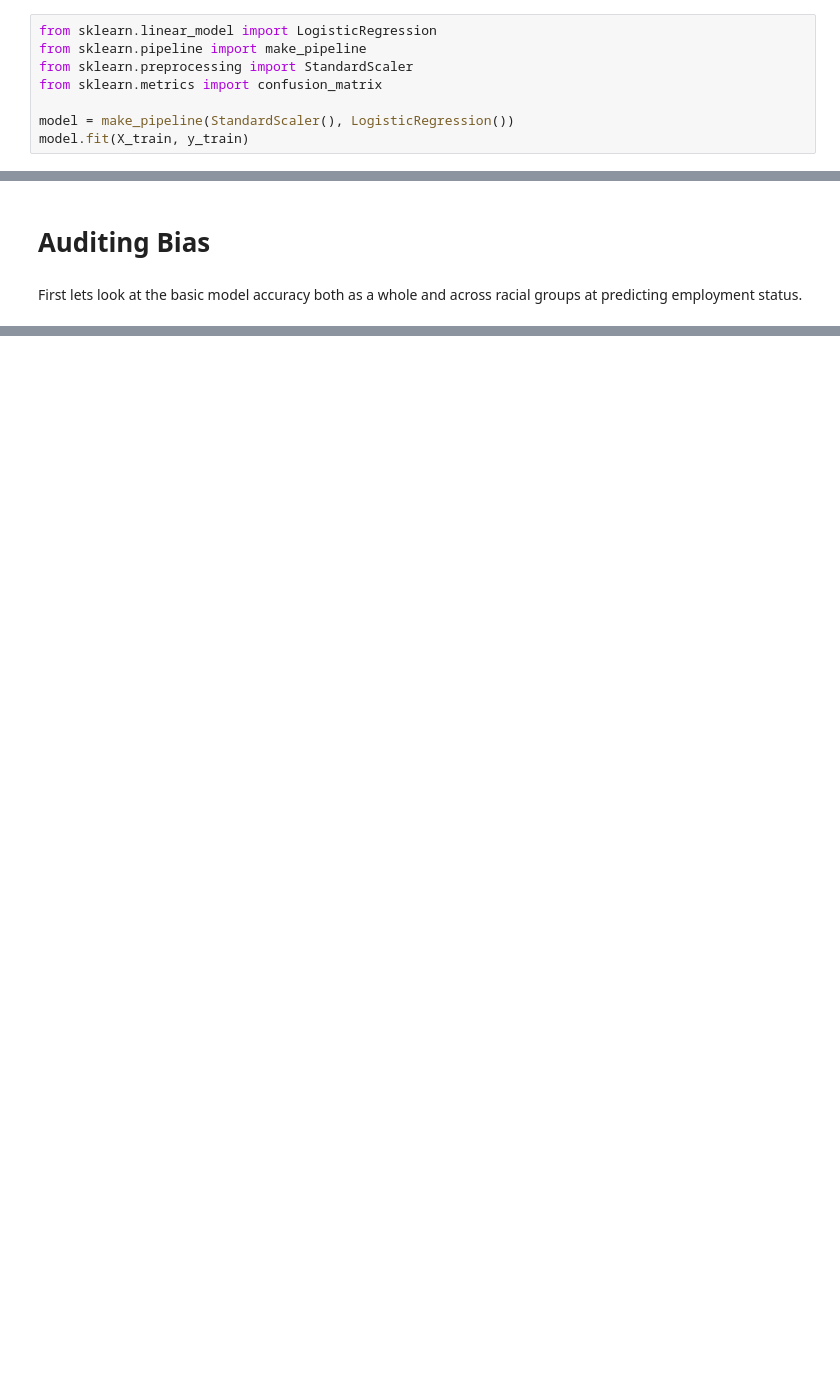
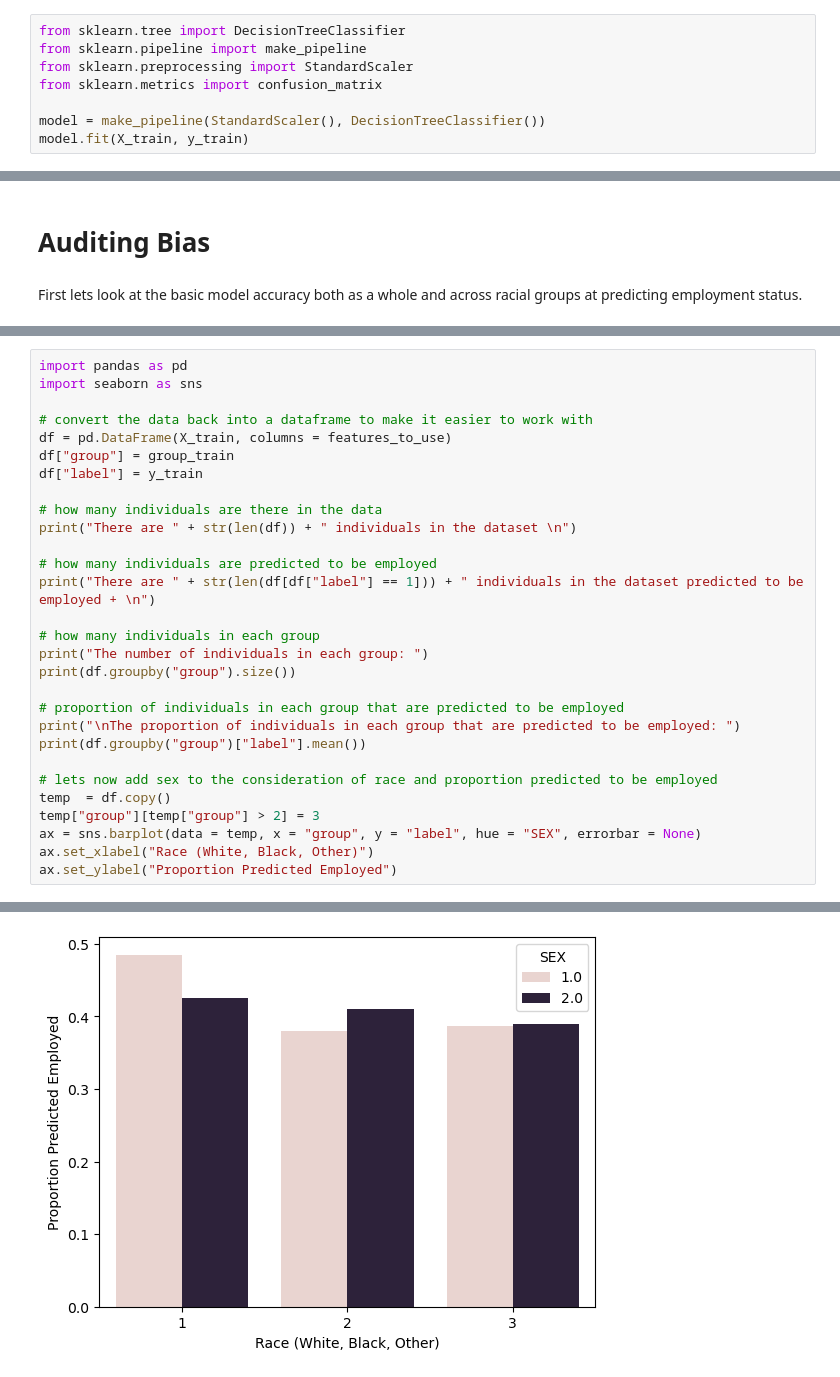
Before and after one commit to Nibsquatch/Nibsquatch.github.io, a Jupyter notebook: posts/Blog 3/index.ipynb, the cells around one changed output, grey strips where cells are left out. Drawn from its saved outputs; the diff is of its cells as text; blank space fills up the shorter version.

```diff
--- a/posts/Blog 3/index.ipynb
+++ b/posts/Blog 3/index.ipynb
@@ -67,10 +68,10 @@ Create a model on the training / test split.
 # %%
-from sklearn.linear_model import LogisticRegression
+from sklearn.tree import DecisionTreeClassifier
 from sklearn.pipeline import make_pipeline
 from sklearn.preprocessing import StandardScaler
 from sklearn.metrics import confusion_matrix
 
-model = make_pipeline(StandardScaler(), LogisticRegression())
+model = make_pipeline(StandardScaler(), DecisionTreeClassifier())
 model.fit(X_train, y_train)
 # %% [output]
 Pipeline(steps=[('standardscaler', StandardScaler()),
@@ -99,0 +101,30 @@ From a basic predictive accuracy standpoint, the model predicts both white and b
+# %%
+import pandas as pd
+import seaborn as sns
+
+# convert the data back into a dataframe to make it easier to work with
+df = pd.DataFrame(X_train, columns = features_to_use)
+df["group"] = group_train
+df["label"] = y_train
+
+# how many individuals are there in the data
+print("There are " + str(len(df)) + " individuals in the dataset \n")
+
+# how many individuals are predicted to be employed
+print("There are " + str(len(df[df["label"] == 1])) + " individuals in the dataset predicted to be employed + \n")
+
+# how many individuals in each group
+print("The number of individuals in each group: ")
+print(df.groupby("group").size())
+
+# proportion of individuals in each group that are predicted to be employed
+print("\nThe proportion of individuals in each group that are predicted to be employed: ")
+print(df.groupby("group")["label"].mean())
+
+# lets now add sex to the consideration of race and proportion predicted to be employed
+temp  = df.copy()
+temp["group"][temp["group"] > 2] = 3
+ax = sns.barplot(data = temp, x = "group", y = "label", hue = "SEX", errorbar = None)
+ax.set_xlabel("Race (White, Black, Other)")
+ax.set_ylabel("Proportion Predicted Employed")
+# %% [output]
@@ -99,0 +149 @@ From a basic predictive accuracy standpoint, the model predicts both white and b
+[figure, added]
```
Also changed, not shown: parts of 6 cells of this notebook, 39 other files.
